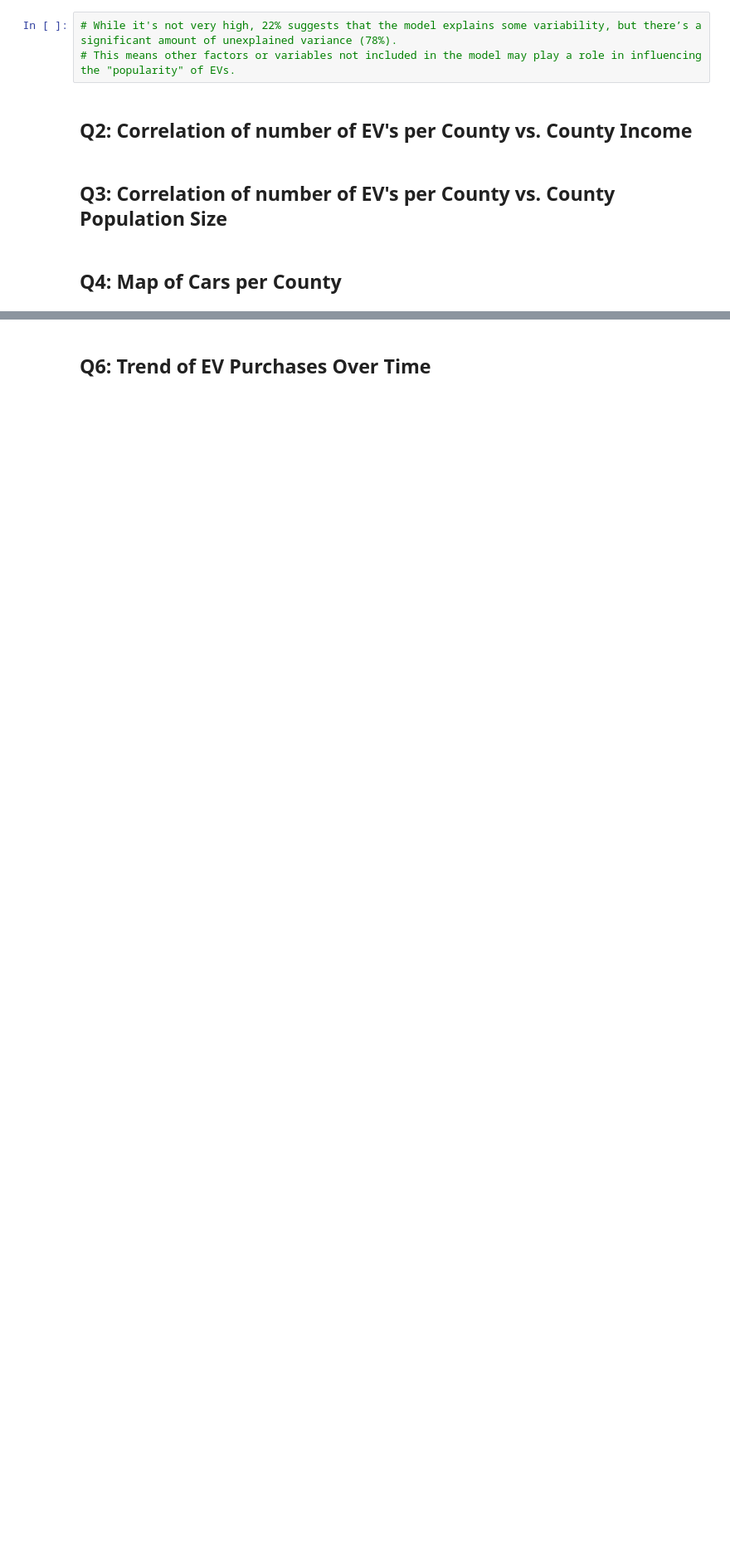
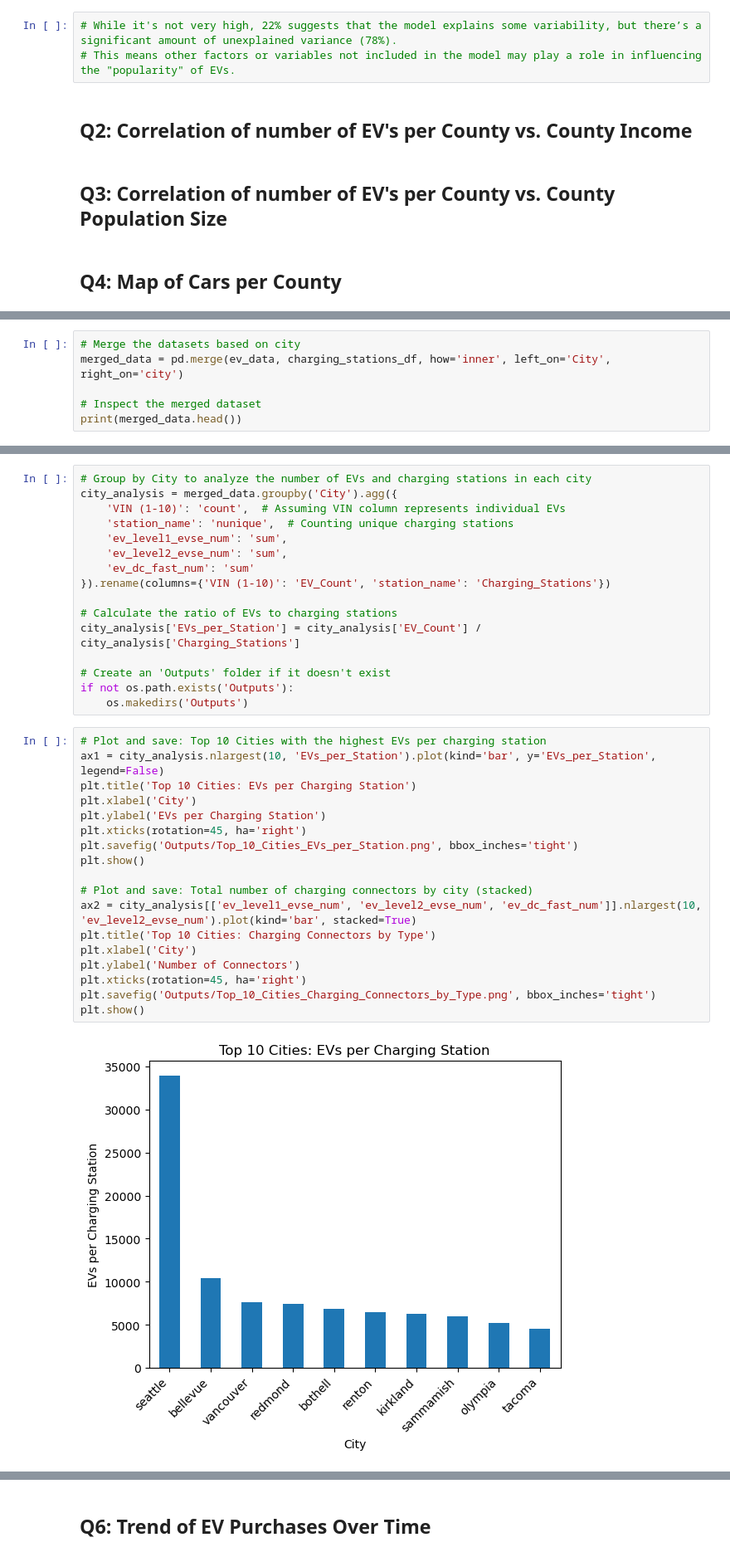
Before and after one commit to bhart4278/FINAL_Project_1_T3, a Jupyter notebook: EvProjectPy/Main_Project_Code.ipynb, the cells around one changed output, grey strips where cells are left out. Shown at 83% size. Cells and saved outputs as stored; diff of their text form; blank space fills up the shorter version.

Commit message:
Added config.py and EV charging code to main

```diff
--- a/EvProjectPy/Main_Project_Code.ipynb
+++ b/EvProjectPy/Main_Project_Code.ipynb
@@ -212,0 +293,6 @@ The r^2-value is: 0.2220167159514019
+# %%
+# Merge the datasets based on city
+merged_data = pd.merge(ev_data, charging_stations_df, how='inner', left_on='City', right_on='city')
+
+# Inspect the merged dataset
+print(merged_data.head())
@@ -212,0 +317,36 @@ The r^2-value is: 0.2220167159514019
+# %%
+# Group by City to analyze the number of EVs and charging stations in each city
+city_analysis = merged_data.groupby('City').agg({
+    'VIN (1-10)': 'count',  # Assuming VIN column represents individual EVs
+    'station_name': 'nunique',  # Counting unique charging stations
+    'ev_level1_evse_num': 'sum',
+    'ev_level2_evse_num': 'sum',
+    'ev_dc_fast_num': 'sum'
+}).rename(columns={'VIN (1-10)': 'EV_Count', 'station_name': 'Charging_Stations'})
+
+# Calculate the ratio of EVs to charging stations
+city_analysis['EVs_per_Station'] = city_analysis['EV_Count'] / city_analysis['Charging_Stations']
+
+# Create an 'Outputs' folder if it doesn't exist
+if not os.path.exists('Outputs'):
+    os.makedirs('Outputs')
+# %%
+# Plot and save: Top 10 Cities with the highest EVs per charging station
+ax1 = city_analysis.nlargest(10, 'EVs_per_Station').plot(kind='bar', y='EVs_per_Station', legend=False)
+plt.title('Top 10 Cities: EVs per Charging Station')
+plt.xlabel('City')
+plt.ylabel('EVs per Charging Station')
+plt.xticks(rotation=45, ha='right')
+plt.savefig('Outputs/Top_10_Cities_EVs_per_Station.png', bbox_inches='tight')
+plt.show()
+
+# Plot and save: Total number of charging connectors by city (stacked)
+ax2 = city_analysis[['ev_level1_evse_num', 'ev_level2_evse_num', 'ev_dc_fast_num']].nlargest(10, 'ev_level2_evse_num').plot(kind='bar', stacked=True)
+plt.title('Top 10 Cities: Charging Connectors by Type')
+plt.xlabel('City')
+plt.ylabel('Number of Connectors')
+plt.xticks(rotation=45, ha='right')
+plt.savefig('Outputs/Top_10_Cities_Charging_Connectors_by_Type.png', bbox_inches='tight')
+plt.show()
+# %% [output]
+[figure, added]
```
Also changed, not shown: parts of 17 cells of this notebook, 5 other files.
